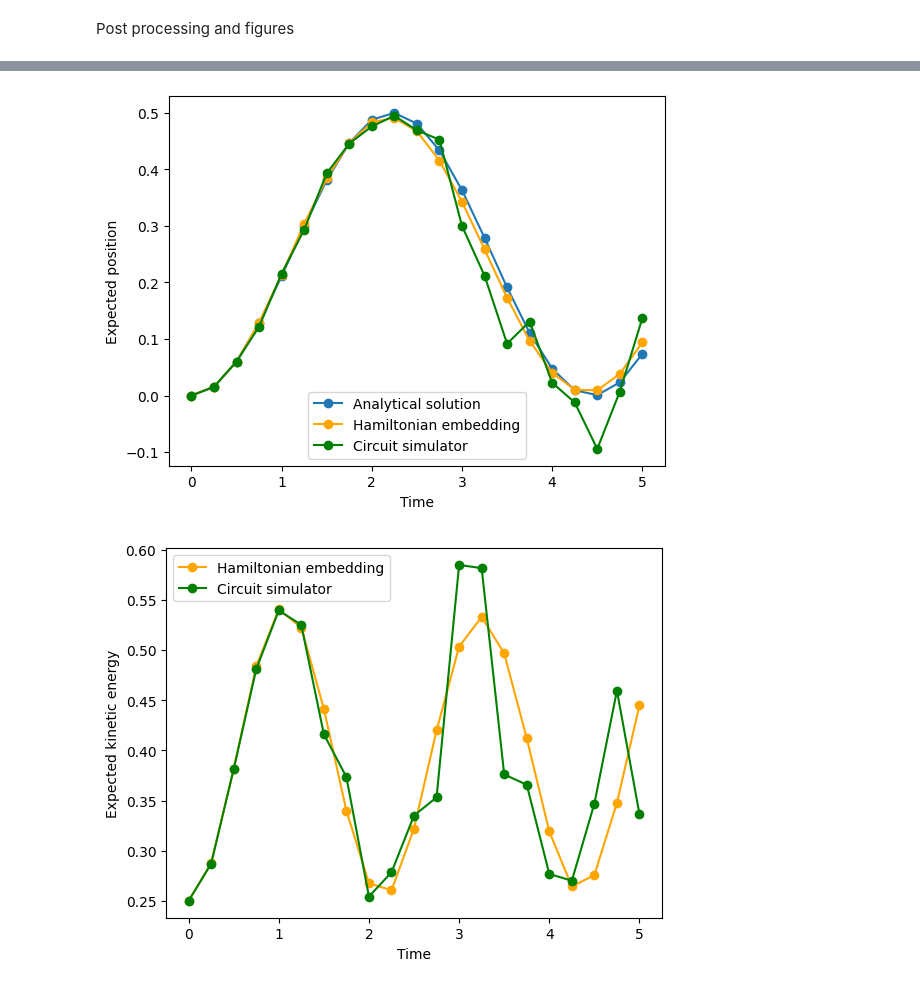
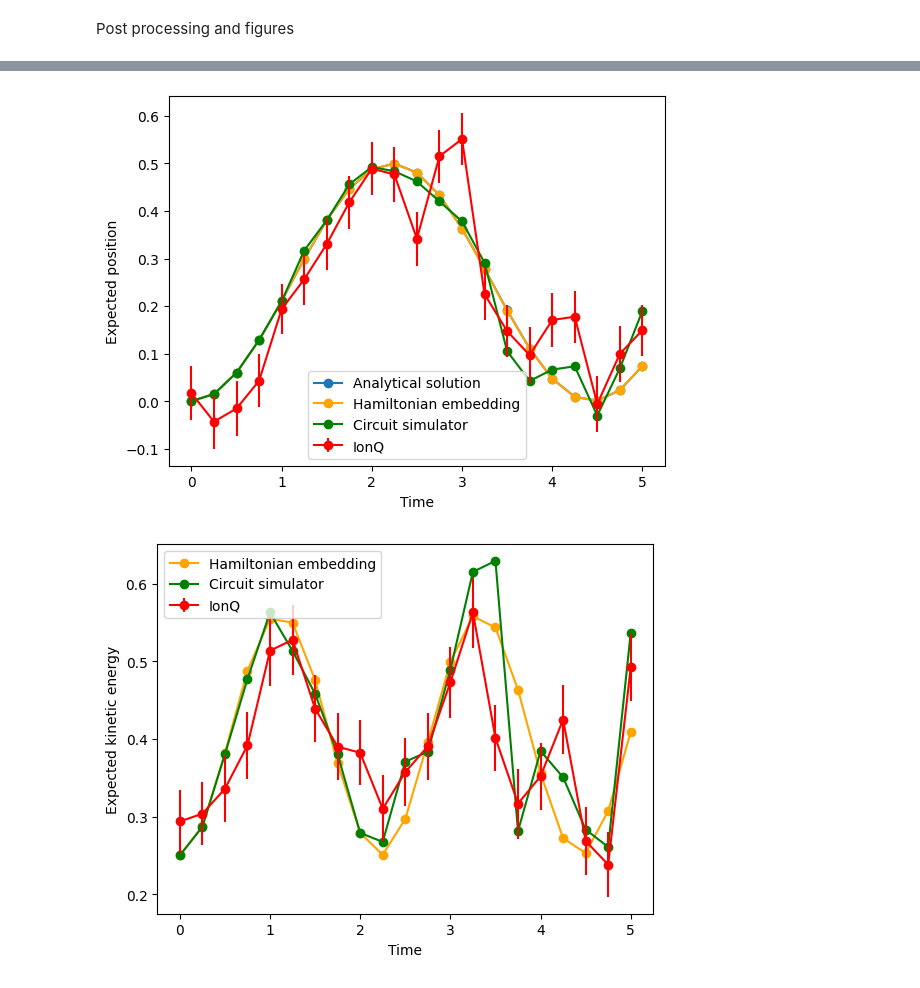
Before and after one commit to jiaqileng/hamiltonian-embedding, a Jupyter notebook: ionq_experiments.ipynb, the cells around one changed output, grey strips where cells are left out. Cells and saved outputs as stored; diff of their text form; code cells hidden in the pictures.

Commit message:
update real space experiment

```diff
--- a/ionq_experiments.ipynb
+++ b/ionq_experiments.ipynb
@@ -1913,7 +1909,7 @@ codewords = get_codewords_1d(n, encoding, periodic=False)
 bitstrings = get_bitstrings(N, dimension, encoding)
 
 T = 5
-r = 12
+r = 11
 a = 2
 b = -1/2
 
@@ -2062,18 +2070,18 @@ p2_obs_vec_x *= (-0.5)
 x_obs_sim = np.zeros(num_time_points)
 p2_obs_sim = np.zeros(num_time_points)
 
-# x_obs_ionq = np.zeros(num_time_points)
-# p2_obs_x_ionq = np.zeros(num_time_points)
-# p2_obs_z_ionq = np.zeros(num_time_points)
-# pos_observable_ionq = []
+x_obs_ionq = np.zeros(num_time_points)
+p2_obs_x_ionq = np.zeros(num_time_points)
+p2_obs_z_ionq = np.zeros(num_time_points)
+pos_observable_ionq = []
 for i in range(num_time_points):
     x_obs_sim[i] = x_obs_vec @ sim_prob_x[i]
-    # x_obs_ionq[i] = x_obs_vec @ ionq_freq_x[i]
+    x_obs_ionq[i] = x_obs_vec @ ionq_freq_x[i]
 
     p2_obs_sim[i] = p2_obs_vec_x @ sim_prob_x[i] + (p2_obs_vec_z[codewords] @ sim_prob_z[i][codewords]) / np.sum(sim_prob_z[i][codewords])
-    # p2_obs_x_ionq[i] = p2_obs_vec_x @ ionq_freq_x[i]
-    # p2_obs_z_ionq[i] = (p2_obs_vec_z[codewords] @ ionq_freq_z[i][codewords]) / np.sum(ionq_freq_z[i][codewords])
+    p2_obs_x_ionq[i] = p2_obs_vec_x @ ionq_freq_x[i]
+    p2_obs_z_ionq[i] = (p2_obs_vec_z[codewords] @ ionq_freq_z[i][codewords]) / np.sum(ionq_freq_z[i][codewords])
 
-# p2_obs_ionq = p2_obs_x_ionq + p2_obs_z_ionq
+p2_obs_ionq = p2_obs_x_ionq + p2_obs_z_ionq
 # %%
 np.sum(np.array(ionq_freq_z)[:,codewords], axis=1)
@@ -2123,6 +2133,12 @@ for i in range(N-1):
     J[i, i+1] = np.sqrt((i+1))
 x_hat = (1/np.sqrt(2)) * sum_J_xx(N, J)
 
+x_sq = sum_delta_n(N, [(j+1/2) for j in range(N)])
+J = np.zeros((N,N))
+for i in range(N-2):
+    J[i, i+2] = 0.5 * np.sqrt((i+1)*(i+2))
+x_sq += sum_J_xx(N, J)
+
 p_sq = sum_delta_n(N, [(j+1/2) for j in range(N)])
 J = np.zeros((N,N))
 for i in range(N-2):
@@ -2133,10 +2149,15 @@ num_time_points_ideal = num_time_points
 psi = expm_multiply(-1j * H_simulator, psi_0, start=0, stop=T, num=num_time_points_ideal)
 # %%
 x_obs_ham_ebd = np.zeros(num_time_points_ideal)
+x2_obs_ham_ebd = np.zeros(num_time_points_ideal)
 p2_obs_ham_ebd = np.zeros(num_time_points_ideal)
 
 for i in range(num_time_points_ideal):
     x_obs_ham_ebd[i] = (np.conj(psi[i]) @ x_hat @ psi[i]).real
+    x2_obs_ham_ebd[i] = (np.conj(psi[i]) @ x_sq @ psi[i]).real
     p2_obs_ham_ebd[i] = (np.conj(psi[i]) @ p_sq @ psi[i]).real
+
+kinetic_energy_ham_ebd = 0.5 * p2_obs_ham_ebd
+potential_energy_ham_ebd = 0.5 * a * x2_obs_ham_ebd + b * x_obs_ham_ebd
 # %%
 # Analytical solution
@@ -2171,20 +2192,20 @@ expected_position_analytical = (b / a) * (np.cos(np.sqrt(a) * np.linspace(0, T,
 plt.plot(np.linspace(0, T, num_time_points_ideal), expected_position_analytical, '-o', label="Analytical solution")
 plt.plot(np.linspace(0, T, num_time_points_ideal), x_obs_ham_ebd, '-o', color="orange", label="Hamiltonian embedding")
 plt.plot(t_vals, x_obs_sim, '-o', color="green", label="Circuit simulator")
-# plt.errorbar(t_vals, x_obs_ionq, x_obs_ionq_err, color="red", fmt='-o', label="IonQ")
+plt.errorbar(t_vals, x_obs_ionq, x_obs_ionq_err, color="red", fmt='-o', label="IonQ")
 plt.ylabel("Expected position")
 plt.xlabel("Time")
 plt.legend()
 plt.show()
 # %% [output]
-[figure, old version]
+[figure, new version]
 # %%
 plt.plot(np.linspace(0, T, num_time_points_ideal), 0.5 * p2_obs_ham_ebd, '-o', color='orange', label="Hamiltonian embedding")
 plt.plot(t_vals, 0.5 * p2_obs_sim, '-o', color='green', label="Circuit simulator")
-# plt.errorbar(t_vals, 0.5 * p2_obs_ionq, kinetic_energy_err, fmt='-o', color='red', label="IonQ")
+plt.errorbar(t_vals, 0.5 * p2_obs_ionq, kinetic_energy_err, fmt='-o', color='red', label="IonQ")
 plt.ylabel("Expected kinetic energy")
 plt.xlabel("Time")
 plt.legend()
 plt.show()
 # %% [output]
-[figure, old version]
+[figure, new version]
```
Also changed, not shown: parts of 9 cells of this notebook.
